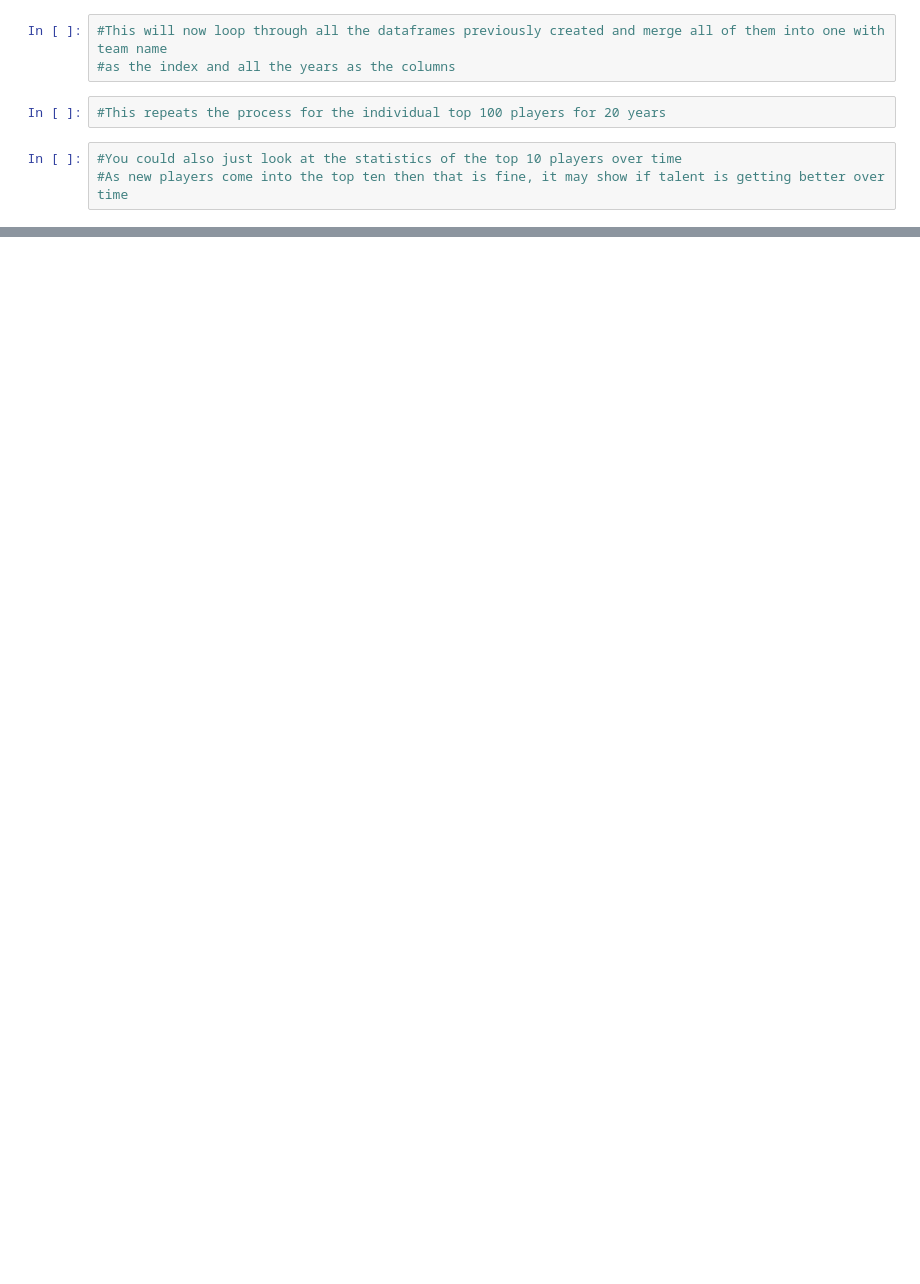
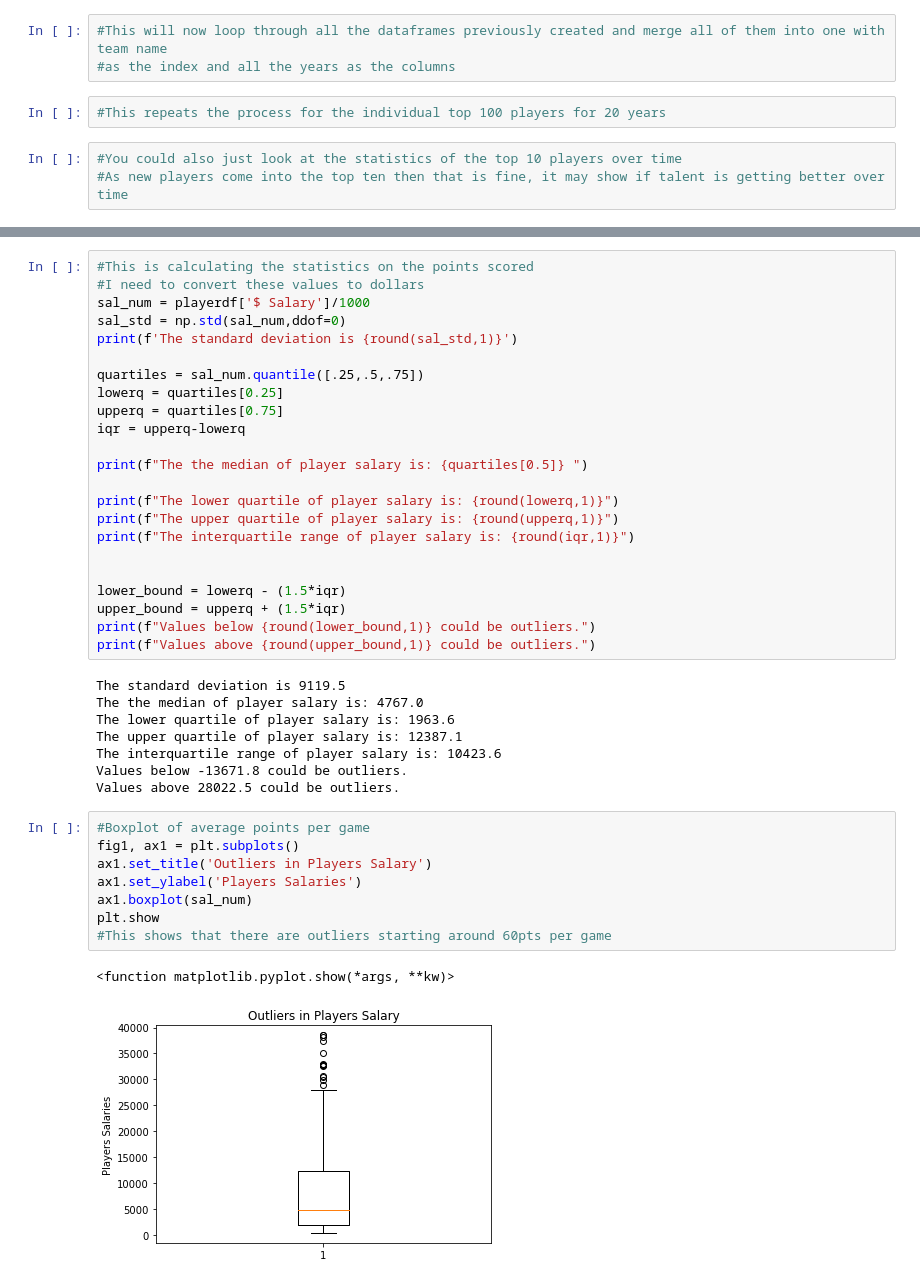
Before and after one commit to brentgarbe/Group6Repo, a Jupyter notebook: main.ipynb, the cells around one changed output, grey strips where cells are left out. Cells and saved outputs as stored; diff of their text form; blank space fills up the shorter version.

```diff
--- a/main.ipynb
+++ b/main.ipynb
@@ -114,0 +269,42 @@ for y in years:
+# %%
+#This is calculating the statistics on the points scored
+#I need to convert these values to dollars
+sal_num = playerdf['$ Salary']/1000
+sal_std = np.std(sal_num,ddof=0)
+print(f'The standard deviation is {round(sal_std,1)}')
+
+quartiles = sal_num.quantile([.25,.5,.75])
+lowerq = quartiles[0.25]
+upperq = quartiles[0.75]
+iqr = upperq-lowerq
+
+print(f"The the median of player salary is: {quartiles[0.5]} ")
+
+print(f"The lower quartile of player salary is: {round(lowerq,1)}")
+print(f"The upper quartile of player salary is: {round(upperq,1)}")
+print(f"The interquartile range of player salary is: {round(iqr,1)}")
+
+
+lower_bound = lowerq - (1.5*iqr)
+upper_bound = upperq + (1.5*iqr)
+print(f"Values below {round(lower_bound,1)} could be outliers.")
+print(f"Values above {round(upper_bound,1)} could be outliers.")
+# %% [output]
+The standard deviation is 9119.5
+The the median of player salary is: 4767.0
+The lower quartile of player salary is: 1963.6
+The upper quartile of player salary is: 12387.1
+The interquartile range of player salary is: 10423.6
+Values below -13671.8 could be outliers.
+Values above 28022.5 could be outliers.
+# %%
+#Boxplot of average points per game
+fig1, ax1 = plt.subplots()
+ax1.set_title('Outliers in Players Salary')
+ax1.set_ylabel('Players Salaries')
+ax1.boxplot(sal_num)
+plt.show
+#This shows that there are outliers starting around 60pts per game
+# %% [output]
+<function matplotlib.pyplot.show(*args, **kw)>
+[figure, added]
```
Also changed, not shown: parts of 25 cells of this notebook.
